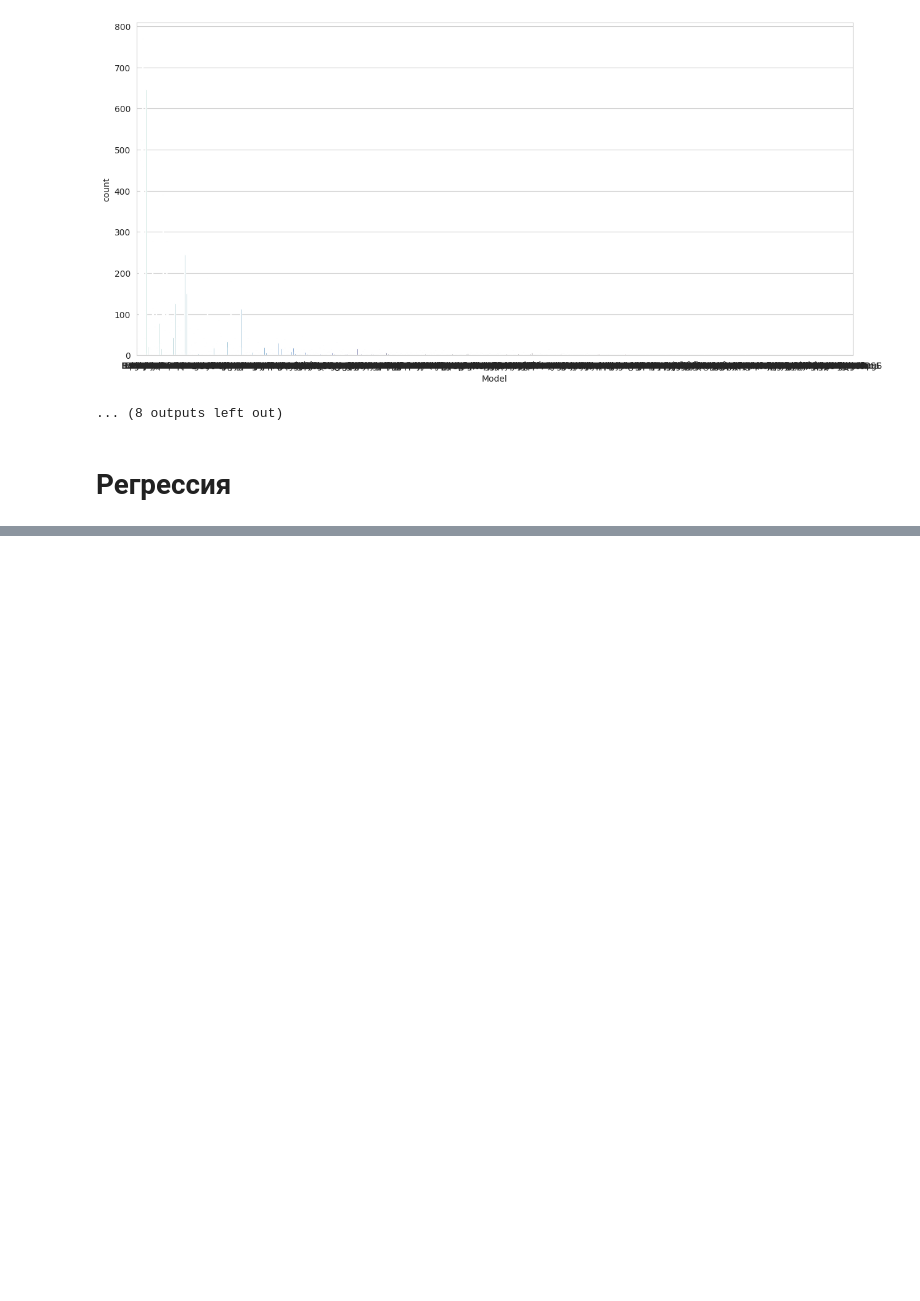
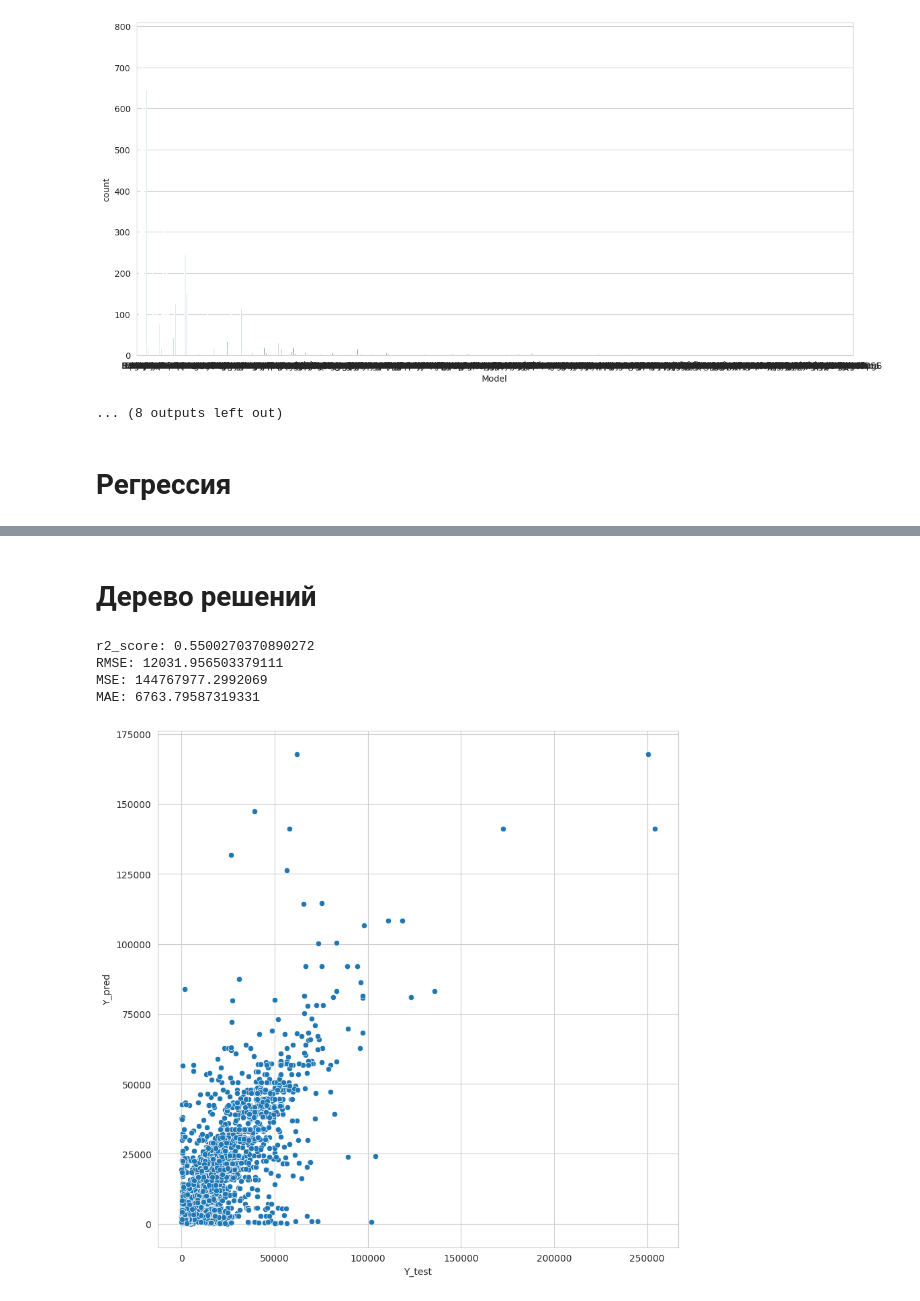
Before and after one commit to The220th/etu2022_AI_ML_NN, a Jupyter notebook: ML/lab3/lab3.ipynb, the cells around one changed output, grey strips where cells are left out. Cells and saved outputs as stored; diff of their text form; code cells hidden in the pictures; blank space fills up the shorter version.

```diff
--- a/ML/lab3/lab3.ipynb
+++ b/ML/lab3/lab3.ipynb
@@ -849,0 +792,15 @@ RMSE: 14551.792803664508
+# %% [markdown]
+# Дерево решений
+# %%
+dt = DecisionTreeRegressor(max_depth = 15, random_state = RND_STATE+12)
+dt.fit(X_train, Y_train)
+Y_pred = dt.predict(X_test)
+
+print(show_error(Y_test, Y_pred))
+regressors.append(("DecisionTreeRegressor", r2_score(Y_test, Y_pred)))
+# %% [output]
+r2_score: 0.5500270370890272
+RMSE: 12031.956503379111
+MSE: 144767977.2992069
+MAE: 6763.79587319331
+[figure, added]
```
Also changed, not shown: parts of 42 cells of this notebook, 8 other files.
